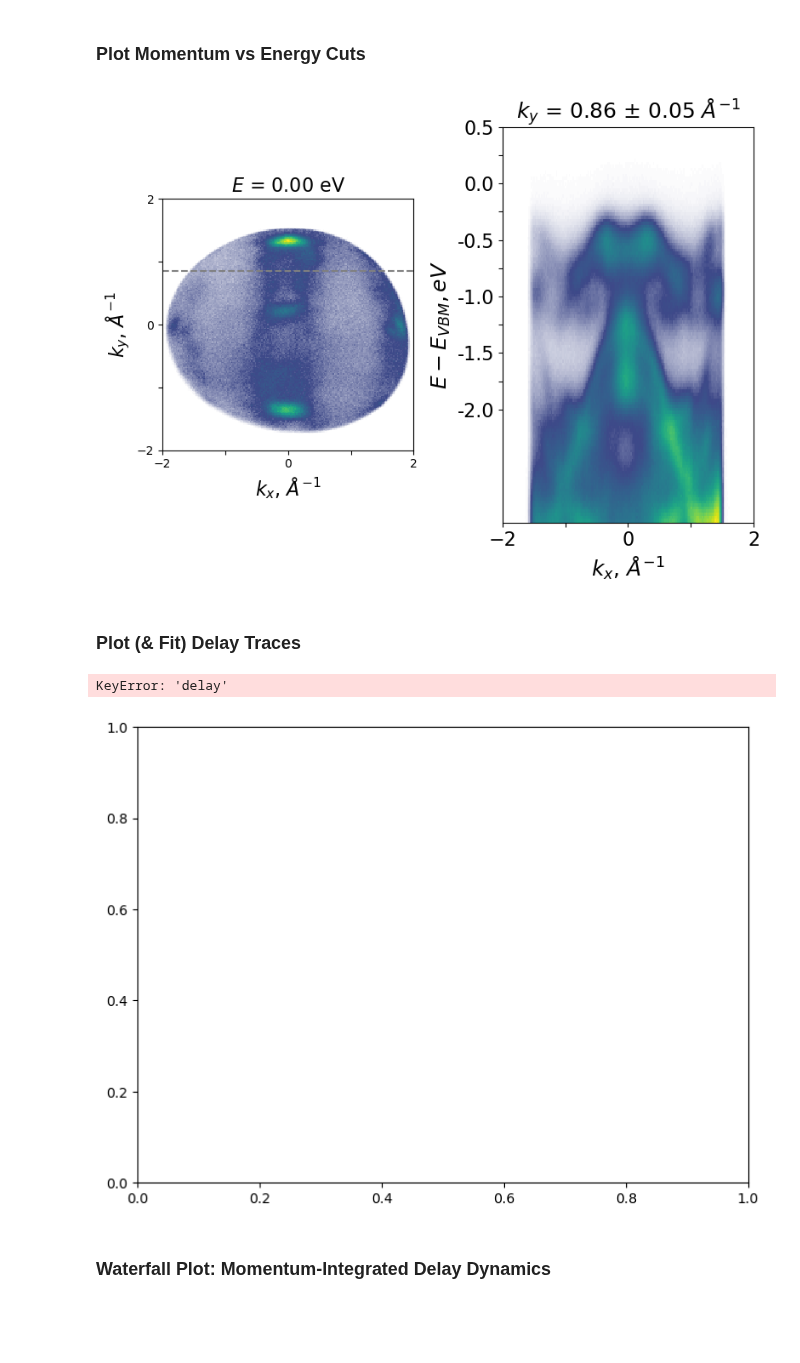
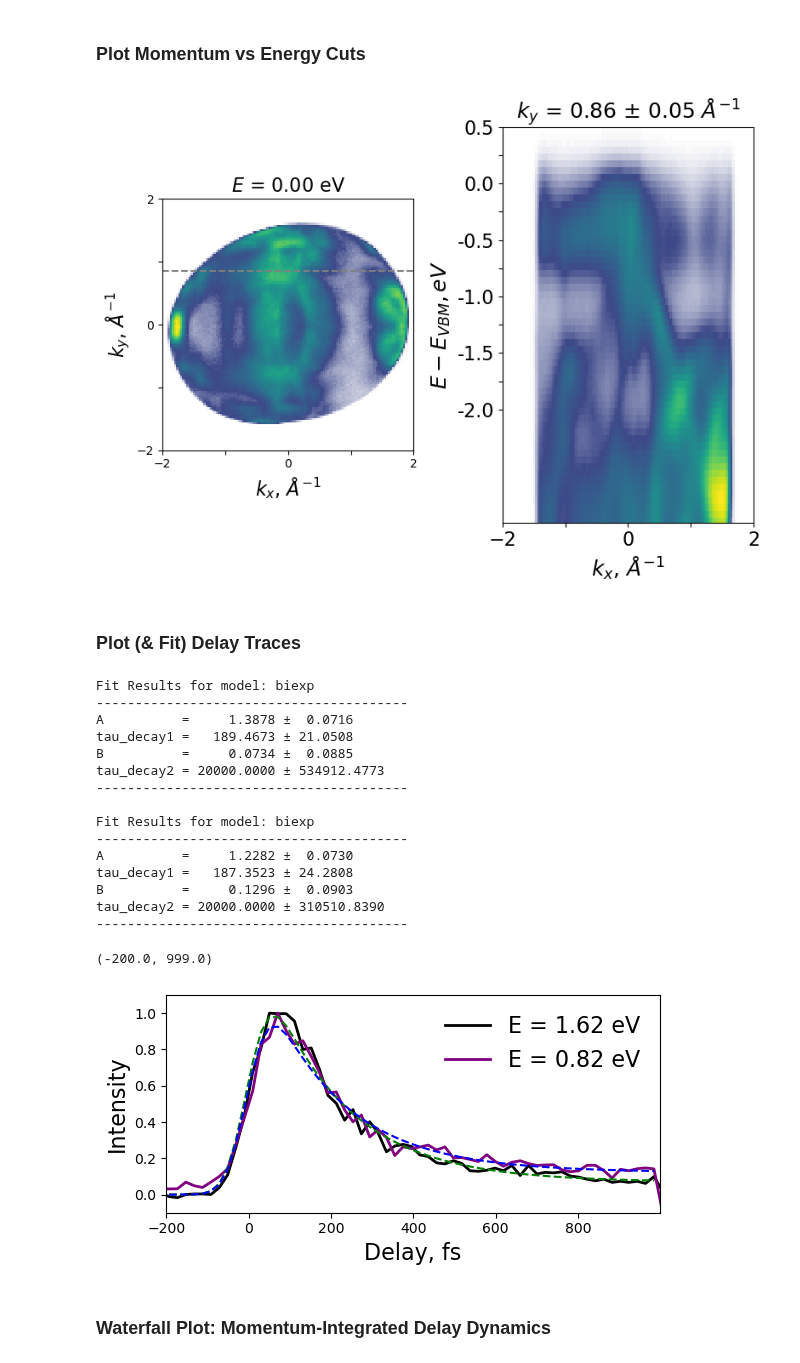
Before and after one commit to lawsonlloyd/mpes-analysis, a Jupyter notebook: mpes_Plot_Analysis.ipynb, the cells around one changed output. Drawn from its saved outputs; the diff is of its cells as text; code cells hidden in the pictures; blank space fills up the shorter version.

```diff
--- a/mpes_Plot_Analysis.ipynb
+++ b/mpes_Plot_Analysis.ipynb
@@ -59,10 +73,7 @@ filename, offsets = 'Scan162_RT_120x120x115x51_rebinned_newECAL.h5', [0, 0]
 # %%
-# Load the Data
-data_loader = DataLoader(data_path + '//' + filename, offsets = offsets)
-I = data_loader.load()
-
 # Truncate and Normalize Data, if desired.
-#I = I.loc[{"delay":slice(-250,780)}]
+#I = I.loc[{"delay":slice(-250,850)}]
+I = I[:, :, :,1:-1]
 I = I/np.max(I)
 
 # Normalize Each Time Step to the Total Volume Counts, if desired
@@ -135,7 +123,7 @@ axs = axs.flatten()
 
 # Plot momentum map
 mpes.plot_momentum_maps(
-    I_res, E=0, E_int=0.2, delays=None, delay_int=None,
+    I_res, E=0, E_int=0.2, delays=100, delay_int=100,
     fig = fig, ax = axs[0],
     cmap=cmap_plot,
     panel_labels=False, fontsize=16,
@@ -195,62 +183,86 @@ axs[0].axhline(ky, linestyle = 'dashed', color = 'grey')
 
 fig.tight_layout()
 # %% [output]
-[figure, old version]
+[figure, new version]
 # %% [markdown]
 ### Plot (& Fit) Delay Traces
 # %%
-E, E_int = [1.6, 1], .12 # Energies for Plotting Time Traces ; 1st Energy for MM
+E, E_int = [1.62, 0.82], .12 # Energies for Plotting Time Traces ; 1st Energy for MM
 (kx, ky), (kx_int, ky_int) = (0, 0), (4, 4) # Central (kx, ky) point and k-integration
 norm_trace = True
-subtract_neg = False
-neg_delays = [-300, -120]
+subtract_neg = True
+neg_delays = [-300, -180]
+fwhm_IRF = 100
+sigma_IRF = fwhm_IRF/2.355
 
 fig, axs = plt.subplots()
-fig.set_size_inches(8, 6, forward=False)
+fig.set_size_inches(6, 3, forward=False)
 #axs = axs.flatten()
 
 mpes.plot_time_traces(
     I, E, E_int, (kx, ky), (kx_int, ky_int),
     norm_trace, subtract_neg, neg_delays,
     fig = fig, ax = axs,
     colors = ['black', 'purple'],
     fontsize=16
 )
 
 ### Do a Fitting: Choose model (input as string, e.g. 'monoexp') and input fit parameters (p0, bounds etc.)
-delay_limits = (-200, 1000)
+delay_limits = (-200, 999)
 delay_axis = I.delay.loc[{"delay":slice(delay_limits[0], delay_limits[1])}].values
 
 # Curve 1
-time_trace = mpes.get_time_trace(I, 1.25, E_int, (kx, ky), (kx_int, ky_int), norm_trace = True, subtract_neg = True, neg_delays = (-300, -50))
+time_trace = mpes.get_time_trace(I, E[0], E_int, (kx, ky), (kx_int, ky_int), norm_trace = True, subtract_neg = True, neg_delays = neg_delays)
 time_trace = time_trace.loc[{"delay":slice(delay_limits[0], delay_limits[1])}].values
 
 model = 'biexp'
 p0 = [1, 100, 1, 1000]
-lower_bounds, upper_bounds = (0, 0, 0, 0), (10, 100000, 10, 20000)
-popt, pcov, fit_curve_1 = mpes.fit_time_trace(model, delay_axis, time_trace, p0, [lower_bounds, upper_bounds], convolve = True, sigma_IRF = 45)
+lower_bounds, upper_bounds = (0, 0, 0, 0), (10, 5000, 10, 20000)
+popt, pcov, fit_curve_1 = mpes.fit_time_trace(model, delay_axis, time_trace, p0, [lower_bounds, upper_bounds], convolve = True, sigma_IRF = sigma_IRF)
 ex_fit = mpes.print_fit_results(model, popt, pcov)
 
+delay_limits = (-200, 999)
+delay_axis = I.delay.loc[{"delay":slice(delay_limits[0], delay_limits[1])}].values
+
 # Curve 2
-time_trace = mpes.get_time_trace(I, 1.49, E_int, (kx, ky), (kx_int, ky_int), norm_trace = True, subtract_neg = True, neg_delays = (-300, -50))
+time_trace = mpes.get_time_trace(I, E[1], E_int, (kx, ky), (kx_int, ky_int), norm_trace = True, subtract_neg = True, neg_delays = neg_delays)
 time_trace = time_trace.loc[{"delay":slice(delay_limits[0], delay_limits[1])}].values
 
-model = 'exp_rise_monoexp_decay'
-p0 = [2, 10, 120] #C, tau_rise, tau_decay1)
-lower_bounds, upper_bounds = (0, 0, 0), (10, 2000, 10000)
-popt, pcov, fit_curve_2 = mpes.fit_time_trace(model, delay_axis, time_trace, p0, [lower_bounds, upper_bounds], convolve = True, sigma_IRF = 80)
+#model = 'exp_rise_monoexp_decay'
+#p0 = [2, 10, 120] #C, tau_rise, tau_decay1)
+#lower_bounds, upper_bounds = (0, 0, 0), (10, 2000, 10000)
+model = 'biexp'
+p0 = [1, 100, 1, 1000]
+lower_bounds, upper_bounds = (0, 0, 0, 0), (10, 5000, 10, 20000)
+popt, pcov, fit_curve_2 = mpes.fit_time_trace(model, delay_axis, time_trace, p0, [lower_bounds, upper_bounds], convolve = True, sigma_IRF = sigma_IRF)
 cbm_fit = mpes.print_fit_results(model, popt, pcov)
 
 #conv_model = mpes.make_convolved_model(mpes.exp_rise_monoexp_decay, delay_axis, 40)
 #init_curve = conv_model(delay_axis, *p0)
 
 # Plot Fits
 axs.plot(delay_axis, fit_curve_1, linestyle = 'dashed', color = 'green')
 axs.plot(delay_axis, fit_curve_2, linestyle = 'dashed', color = 'blue')
 axs.set_ylim(-0.1,1.1)
+axs.set_xlim(delay_limits[0],delay_limits[1])
 # %% [output]
-KeyError: 'delay'
+Fit Results for model: biexp
+----------------------------------------
+A          =     1.3878 ±  0.0716
+tau_decay1 =   189.4673 ± 21.0508
+B          =     0.0734 ±  0.0885
+tau_decay2 = 20000.0000 ± 534912.4773
+----------------------------------------
+
+Fit Results for model: biexp
+----------------------------------------
+A          =     1.2282 ±  0.0730
+tau_decay1 =   187.3523 ± 24.2808
+B          =     0.1296 ±  0.0903
+tau_decay2 = 20000.0000 ± 310510.8390
+----------------------------------------
+(-200.0, 999.0)
-[figure, old version]
+[figure, new version]
 # %% [markdown]
 ### Waterfall Plot: Momentum-Integrated Delay Dynamics
 # %%
```
Also changed, not shown: parts of 14 cells of this notebook, 1 other file.
